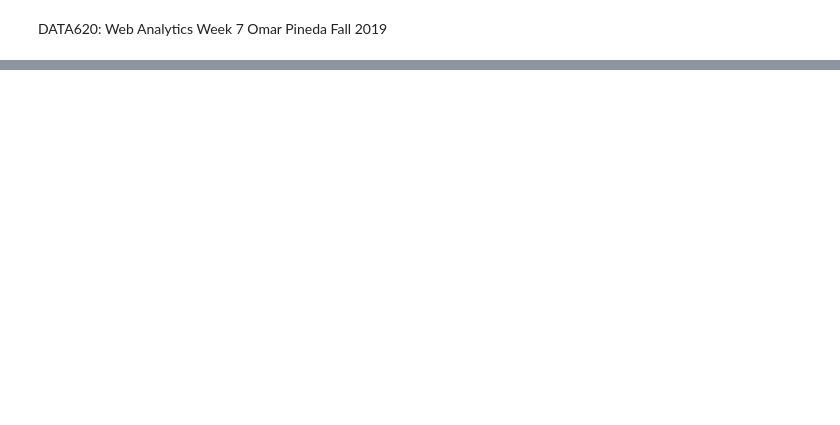
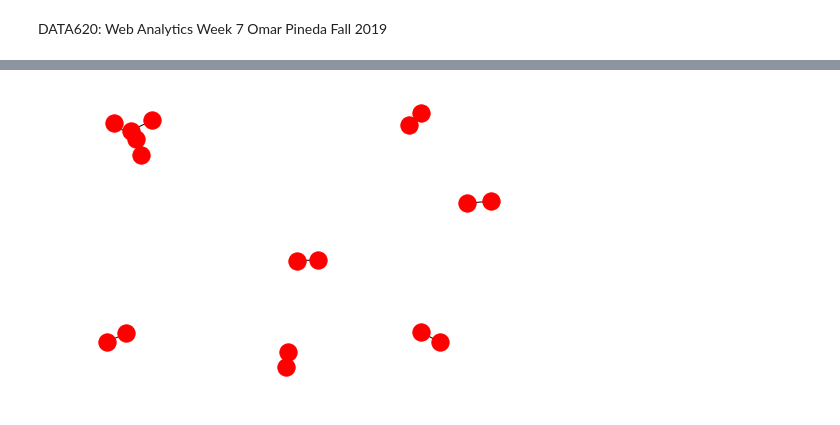
Before and after one commit to omarp120/DATA620-Web-Analytics, a Jupyter notebook: Week 7 Project 2 OP.ipynb, the cells around one changed output, grey strips where cells are left out. Drawn from its saved outputs; the diff is of its cells as text; code cells hidden in the pictures; blank space fills up the shorter version.

```diff
--- a/Week 7 Project 2 OP.ipynb
+++ b/Week 7 Project 2 OP.ipynb
@@ -136,0 +67,21 @@ It seems that Theresa Anderson frequents events the most and is connected to all
+# %%
+p = bipartite.weighted_projected_graph(mor, p_nodes)
+#c = bipartite.weighted_projected_graph(mor, c_nodes)
+# %%
+#Code from textbook with a minor adjustment in the add_edge function so that it works with our version of networkx
+def trim_edges(g, weight = 1):
+    g2 = nx.Graph()
+    for f, to, edata in g.edges(data=True):
+        if edata['weight'] > weight:
+            g2.add_edge(f,to,attr_dict = edata)
+    return g2
+
+def island_method(g, iterations = 5):
+    weights = [edata['weight'] for f,to,edata in g.edges(data=True)]
+    mn=int(min(weights))
+    mx=int(max(weights))
+    step = int((mx-mn)/iterations)
+    return [[threshold, trim_edges(g, threshold)] for threshold in range(mn,mx,step)]
+# %%
+p_islands = island_method(p, iterations = 4)
+p_islands
@@ -136,0 +99,4 @@ It seems that Theresa Anderson frequents events the most and is connected to all
+# %%
+nx.draw(p_islands[2][1])
+# %% [output]
+[figure, added]
```
Also changed, not shown: parts of 28 cells of this notebook.
